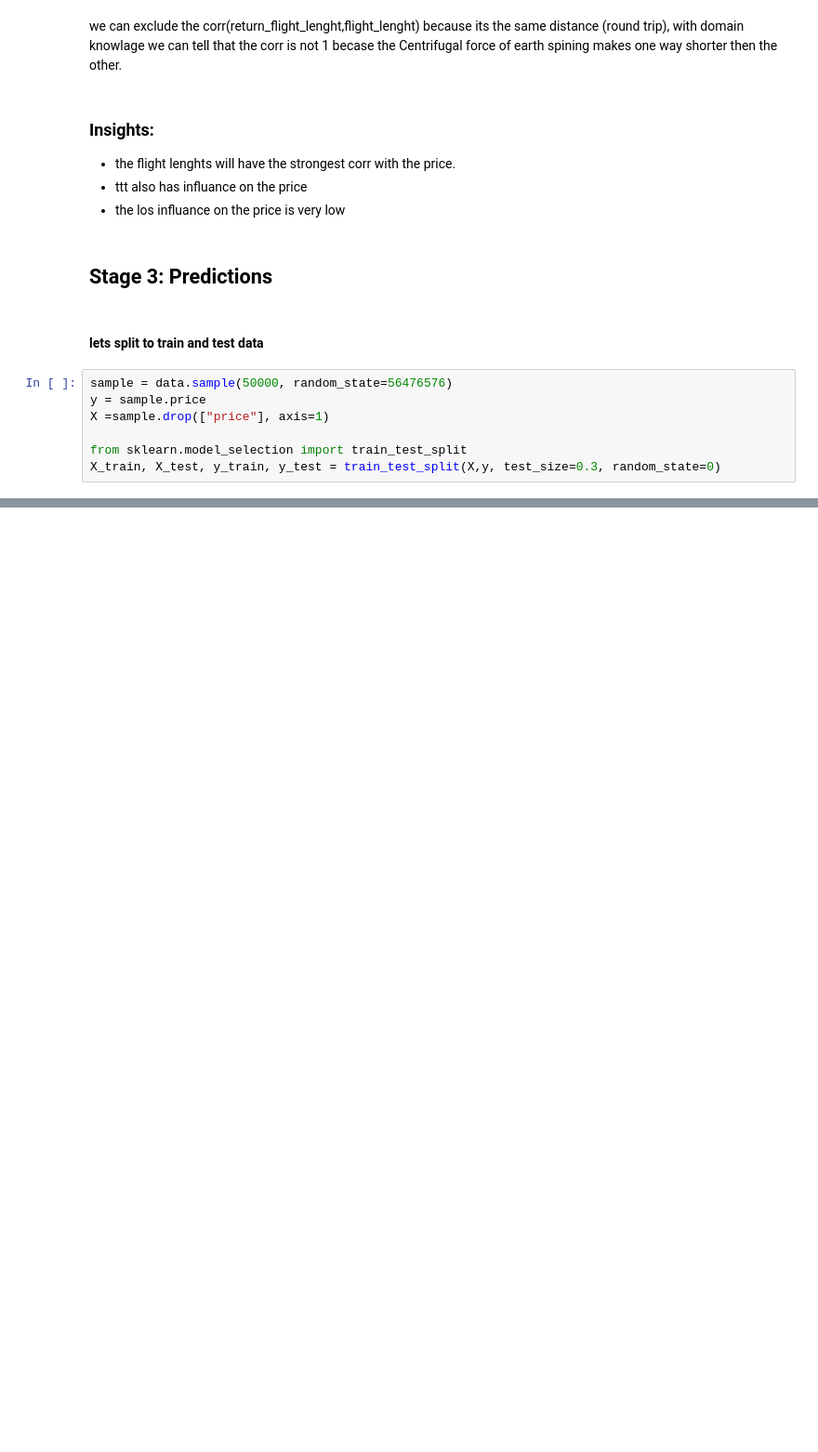
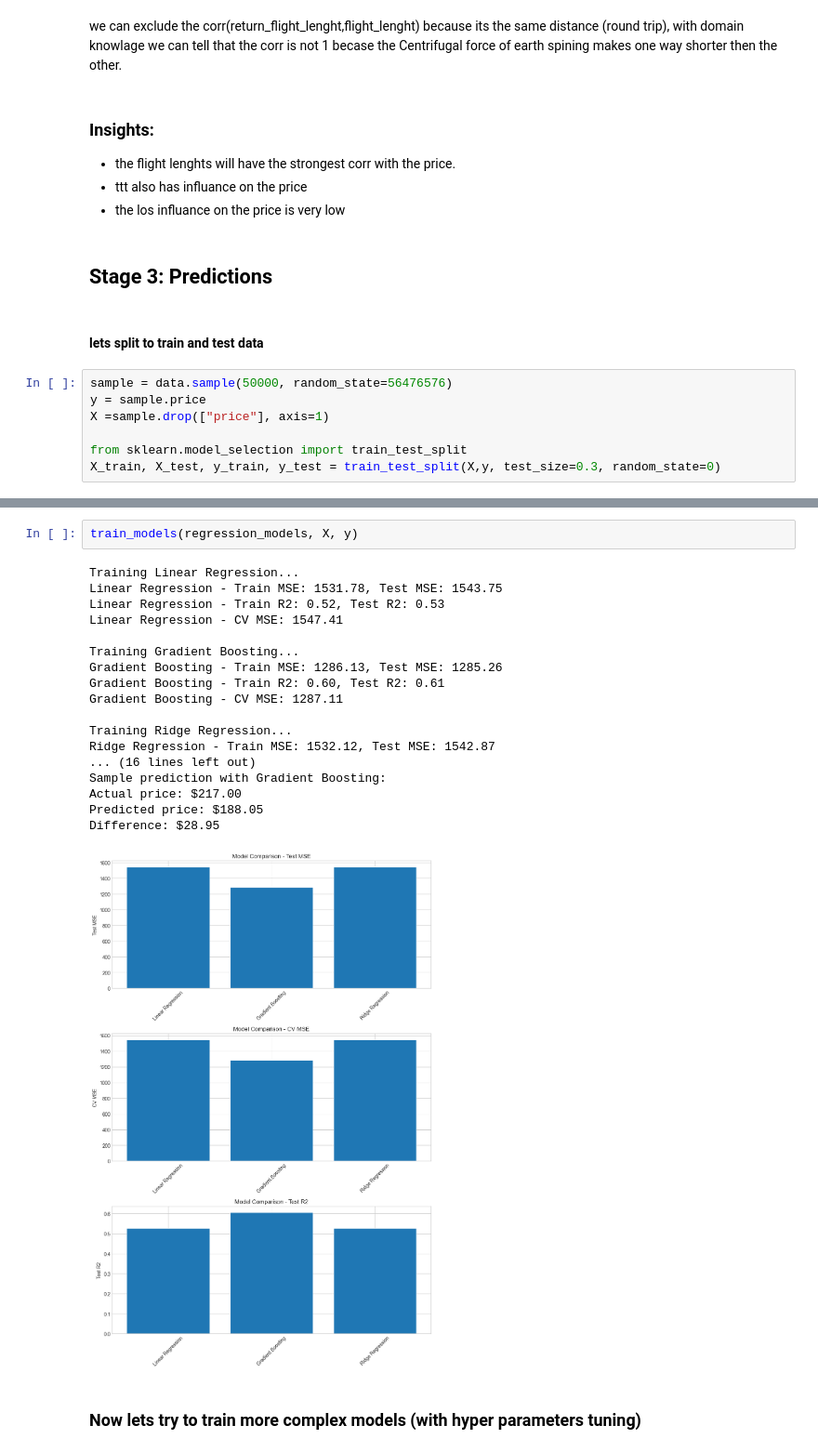
Before and after one commit to Shlezman/DS-Scarping, a Jupyter notebook: project.ipynb, the cells around one changed output, grey strips where cells are left out. Shown at 93% size. Drawn from its saved outputs; the diff is of its cells as text; blank space fills up the shorter version.

Commit message:
models

```diff
--- a/project.ipynb
+++ b/project.ipynb
@@ -1023,0 +985,23 @@ Error:
+# %%
+train_models(regression_models, X, y)
+# %% [output]
+Training Linear Regression...
+Linear Regression - Train MSE: 1531.78, Test MSE: 1543.75
+Linear Regression - Train R2: 0.52, Test R2: 0.53
+Linear Regression - CV MSE: 1547.41
+
+Training Gradient Boosting...
+Gradient Boosting - Train MSE: 1286.13, Test MSE: 1285.26
+Gradient Boosting - Train R2: 0.60, Test R2: 0.61
+Gradient Boosting - CV MSE: 1287.11
+
+Training Ridge Regression...
+Ridge Regression - Train MSE: 1532.12, Test MSE: 1542.87
+... (16 lines left out)
+Sample prediction with Gradient Boosting:
+Actual price: $217.00
+Predicted price: $188.05
+Difference: $28.95
+[figure, added]
+# %% [markdown]
+### Now lets try to train more complex models (with hyper parameters tuning)
```
Also changed, not shown: parts of 9 cells of this notebook, 1 other file.
